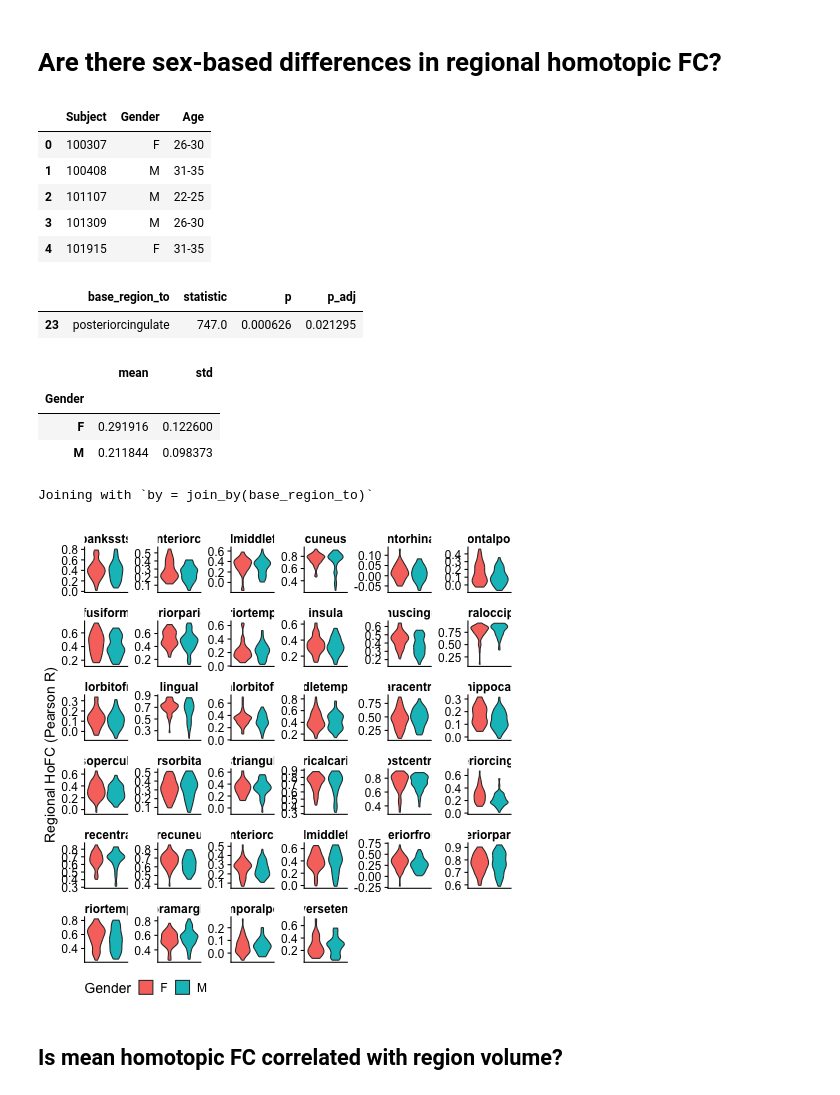
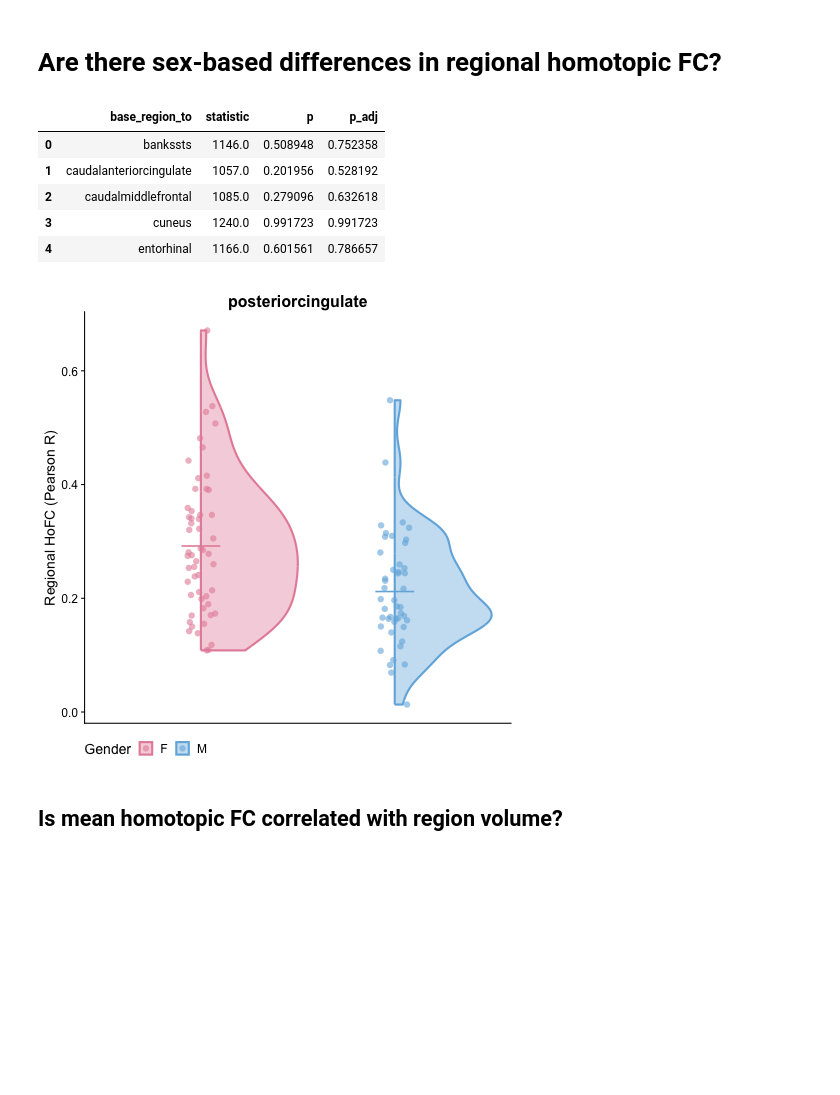
Before and after one commit to DynamicsAndNeuralSystems/Directed_information_fMRI, a Jupyter notebook: data_visualization/homotopic_mean_LR_FC_in_brain.ipynb, the cells around one changed output. Saved outputs shown, nothing was run; the diff lists cells and outputs as text; code cells hidden in the pictures; blank space fills up the shorter version.

```diff
--- a/data_visualization/homotopic_mean_LR_FC_in_brain.ipynb
+++ b/data_visualization/homotopic_mean_LR_FC_in_brain.ipynb
@@ -58,8 +57,8 @@ data_path = "/Users/abry4213/data/HCP100/"
 
 # Load in all the pyspi homotopic res
 all_homotopic_res = pd.concat([pd.read_csv(f) for f in glob.glob(data_path + "time_series_features/pyspi/*.csv")])
-pearson_homotopic_res = all_homotopic_res.query("SPI=='cov_EmpiricalCovariance'")
-di_gaussian_homotopic_res = all_homotopic_res.query("SPI=='di_gaussian'")
+pearson_homotopic_res = all_homotopic_res.query("SPI=='cov_EmpiricalCovariance' & base_region_from == base_region_to")
+di_gaussian_homotopic_res = all_homotopic_res.query("SPI=='di_gaussian' & base_region_from == base_region_to")
 
 # Compute the mean value for each base_region_to in pearson_homotopic_res
 pearson_homotopic_res_mean = (pearson_homotopic_res
@@ -400,46 +401,41 @@ merging atlas and data by 'label', 'atlas', 'type', 'hemi', 'side', 'region', 'r
 # %% [markdown]
 # Are there sex-based differences in regional homotopic FC?
-# %%
-subject_metadata = pd.read_csv("/Users/abry4213/data/HCP100/sample_metadata/HCP100_subject_info.csv").rename(columns={"Sample_ID": "Subject"})
-subject_metadata.head()
-# %% [output]
-|  | Subject | Gender | Age |
-| 0 | 100307 | F | 26-30 |
-| 1 | 100408 | M | 31-35 |
-| 2 | 101107 | M | 22-25 |
-| 3 | 101309 | M | 26-30 |
-| 4 | 101915 | F | 31-35 |
 # %%
-pearson_homotopic_res_with_demo = pearson_homotopic_res.merge(subject_metadata, on="Subject").drop_duplicates(subset=['Subject', 'Gender', 'base_region_to', 'value'])
+subject_metadata = pd.read_csv("/Users/abry4213/data/HCP100/sample_metadata/HCP100_subject_info.csv").rename(columns={"Sample_ID": "Subject"})
 
+pearson_homotopic_res_with_demo = (pearson_homotopic_res.merge(subject_metadata, on="Subject")
+                                   .groupby(['base_region_to', 'Subject', 'Gender'])['value']
+                                    .mean()
+                                    .reset_index()
+)
 # Fit a Wilcox rank-sum test to compare to value between M and F for each base_region_to
 pearson_homotopic_sex_diffs_wilcox_res = (pearson_homotopic_res_with_demo
               .groupby("base_region_to")
               .apply(lambda x: mannwhitneyu(x.query("Gender=='M'")['value'], x.query("Gender=='F'")['value']))
               .reset_index()
               # Separate '0' into statistic and p
                 .assign(statistic = lambda x: x[0].apply(lambda y: y.statistic),
                         p = lambda x: x[0].apply(lambda y: y.pvalue))
                 .drop(columns=0)
                 .assign(p_adj = lambda x: statsmodels.stats.multitest.multipletests(x['p'], method='fdr_bh')[1])
               )
-pearson_homotopic_sex_diffs_wilcox_res.query("p_adj < 0.05")
+
+pearson_homotopic_sex_diffs_wilcox_res.head()
+# pearson_homotopic_sex_diffs_wilcox_res.query("p_adj < 0.05")
 # %% [output]
 |  | base_region_to | statistic | p | p_adj |
-| 23 | posteriorcingulate | 747.0 | 0.000626 | 0.021295 |
+| 0 | bankssts | 1146.0 | 0.508948 | 0.752358 |
+| 1 | caudalanteriorcingulate | 1057.0 | 0.201956 | 0.528192 |
+| 2 | caudalmiddlefrontal | 1085.0 | 0.279096 | 0.632618 |
+| 3 | cuneus | 1240.0 | 0.991723 | 0.991723 |
+| 4 | entorhinal | 1166.0 | 0.601561 | 0.786657 |
-# %%
-pearson_homotopic_res_with_demo.query("base_region_to=='posteriorcingulate'").groupby('Gender')['value'].agg(['mean', 'std'])
-# %% [output]
-|  | mean | std |
-| Gender |  |  |
-| F | 0.291916 | 0.122600 |
-| M | 0.211844 | 0.098373 |
 # %%
 %%R -i pearson_homotopic_res_with_demo,pearson_homotopic_sex_diffs_wilcox_res
 
 pearson_homotopic_res_with_demo %>%
-    left_join(., pearson_homotopic_sex_diffs_wilcox_res) %>%
-    filter(p_adj < 0.05) %>%
+#     left_join(., pearson_homotopic_sex_diffs_wilcox_res) %>%
+#     filter(p_adj < 0.05) %>%
+    filter(base_region_to=="posteriorcingulate") %>%
     ggplot(data=., mapping=aes(x=Gender, y=value, fill=Gender, color=Gender)) +
     facet_wrap(base_region_to ~ ., scales="free") +
     geom_violinhalf(scale="width", position = position_dodge(width = 2), width=1, alpha=0.4, linewidth=1)  +
@@ -456,25 +452,9 @@ pearson_homotopic_res_with_demo %>%
           legend.position="bottom",
           strip.text = element_text(face='bold', size=16),
           strip.background = element_blank())
-ggsave("../plots/sex_differences/posterior_cingulate_Pearson_HoFC_diffs.svg", width=5, height=4, units='in', dpi=300)
+# ggsave("../plots/sex_differences/posterior_cingulate_Pearson_HoFC_diffs.svg", width=5, height=4, units='in', dpi=300)
 # %% [output]
-Joining with `by = join_by(base_region_to)`
+[figure, added]
-# %%
-%%R -i pearson_homotopic_res_with_demo,pearson_homotopic_sex_diffs_wilcox_res
-
-pearson_homotopic_res_with_demo %>%
-    ggplot(data=., mapping=aes(x=Gender, y=value, fill=Gender)) +
-    geom_violin() +
-    facet_wrap(base_region_to ~ ., scales="free") +
-    ylab("Regional HoFC (Pearson R)") +
-    theme(axis.text.x = element_blank(),
-          axis.ticks.x = element_blank(),
-          axis.title.x = element_blank(),
-          legend.position="bottom",
-          strip.text = element_text(face='bold', size=12),
-          strip.background = element_blank())
-# %% [output]
-[figure, removed]
 # %% [markdown]
 ## Is mean homotopic FC correlated with region volume?
 # %%
```
Also changed, not shown: parts of 4 cells of this notebook, 19 other files.
